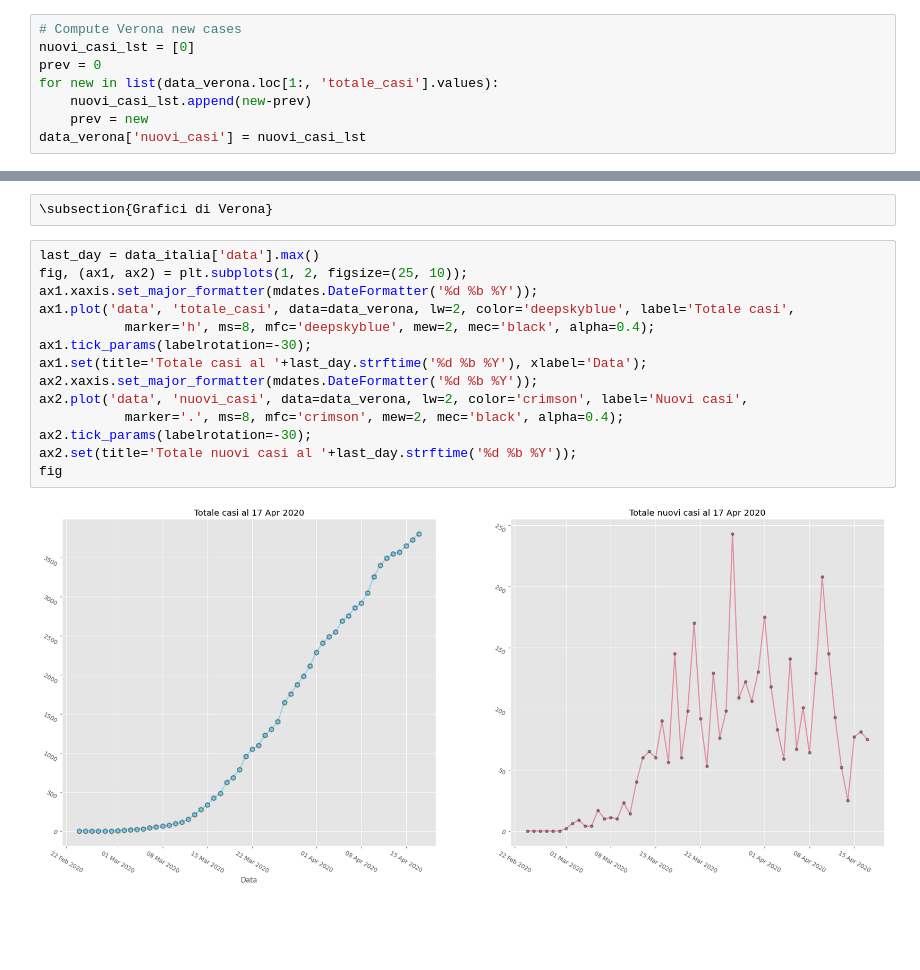
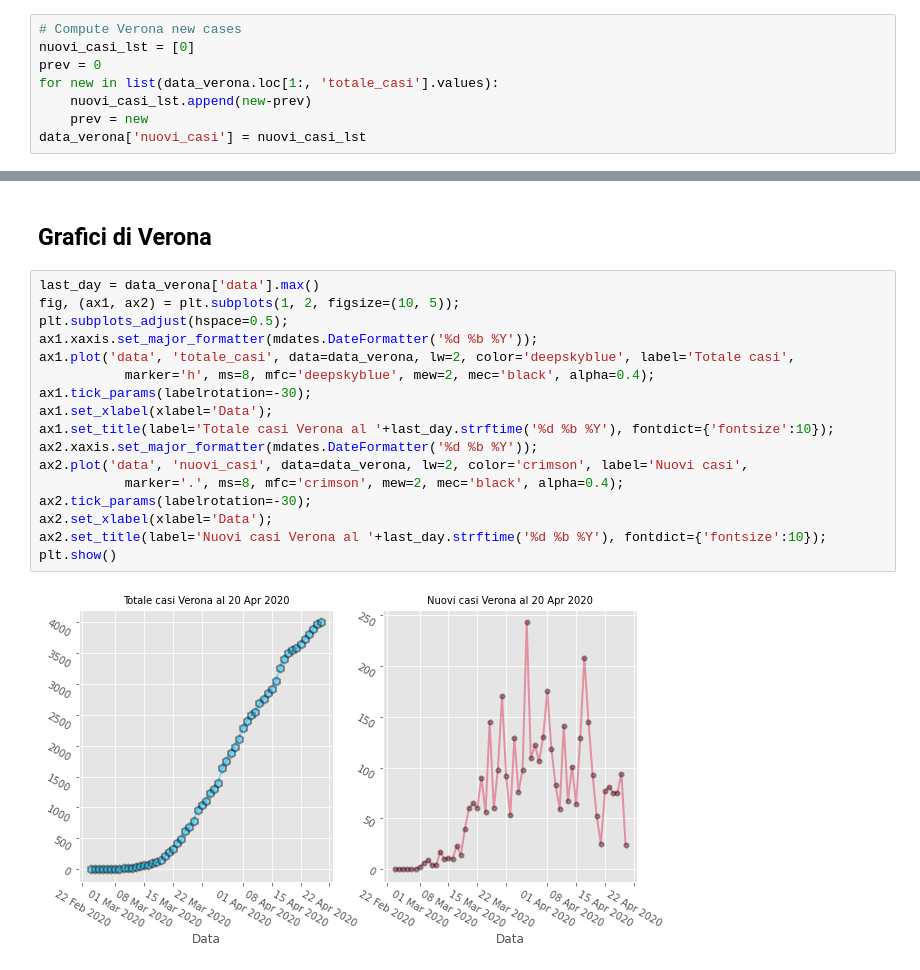
Before and after one commit to cace92/covid-notebook, a Jupyter notebook: Analisi dati-Covid 19.ipynb, the cells around one changed output, grey strips where cells are left out. Saved outputs shown, nothing was run; the diff lists cells and outputs as text; blank space fills up the shorter version.

```diff
--- a/Analisi dati-Covid 19.ipynb
+++ b/Analisi dati-Covid 19.ipynb
@@ -139,18 +153,21 @@ fig
-# %% [raw]
-\subsection{Grafici di Verona}
+# %% [markdown]
+## Grafici di Verona
 # %%
-last_day = data_italia['data'].max()
-fig, (ax1, ax2) = plt.subplots(1, 2, figsize=(25, 10));
+last_day = data_verona['data'].max()
+fig, (ax1, ax2) = plt.subplots(1, 2, figsize=(10, 5));
+plt.subplots_adjust(hspace=0.5);
 ax1.xaxis.set_major_formatter(mdates.DateFormatter('%d %b %Y'));
 ax1.plot('data', 'totale_casi', data=data_verona, lw=2, color='deepskyblue', label='Totale casi',
            marker='h', ms=8, mfc='deepskyblue', mew=2, mec='black', alpha=0.4);
 ax1.tick_params(labelrotation=-30);
-ax1.set(title='Totale casi al '+last_day.strftime('%d %b %Y'), xlabel='Data');
+ax1.set_xlabel(xlabel='Data');
+ax1.set_title(label='Totale casi Verona al '+last_day.strftime('%d %b %Y'), fontdict={'fontsize':10});
 ax2.xaxis.set_major_formatter(mdates.DateFormatter('%d %b %Y'));
 ax2.plot('data', 'nuovi_casi', data=data_verona, lw=2, color='crimson', label='Nuovi casi',
            marker='.', ms=8, mfc='crimson', mew=2, mec='black', alpha=0.4);
 ax2.tick_params(labelrotation=-30);
-ax2.set(title='Totale nuovi casi al '+last_day.strftime('%d %b %Y'));
-fig
+ax2.set_xlabel(xlabel='Data');
+ax2.set_title(label='Nuovi casi Verona al '+last_day.strftime('%d %b %Y'), fontdict={'fontsize':10});
+plt.show()
 # %% [output]
-[figure, old version]
+[figure, new version]
```
Also changed, not shown: parts of 10 cells of this notebook.
